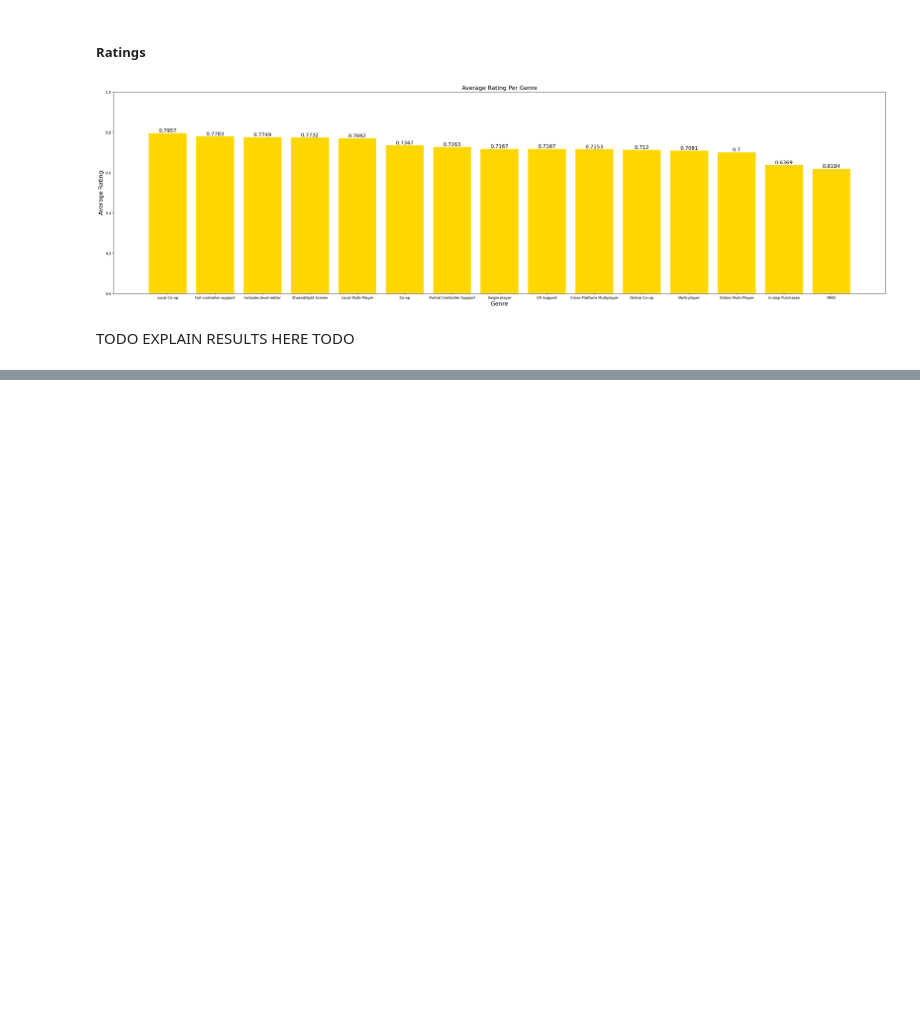
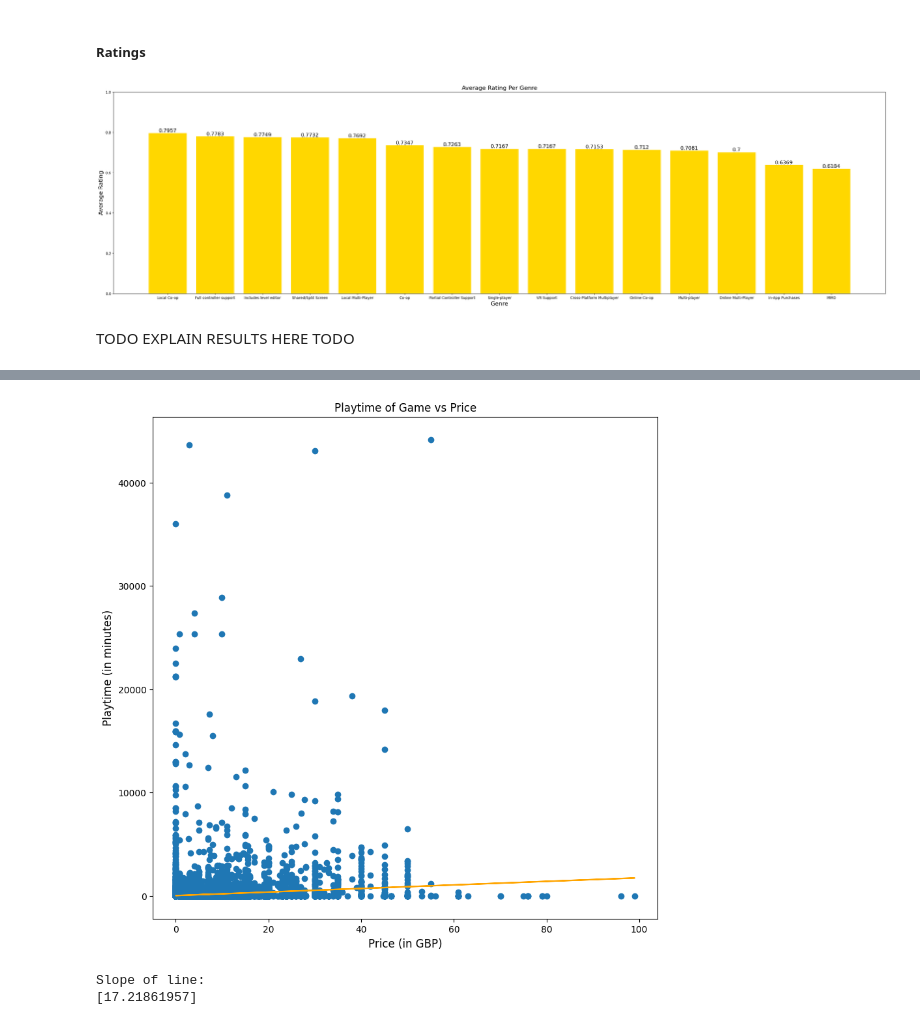
Before and after one commit to kevinrr888/kevinrr888.github.io, a Jupyter notebook: game_popularity.ipynb, the cells around one changed output, grey strips where cells are left out. Cells and saved outputs as stored; diff of their text form; code cells hidden in the pictures; blank space fills up the shorter version.

```diff
--- a/game_popularity.ipynb
+++ b/game_popularity.ipynb
@@ -722,0 +767,28 @@ TODO EXPLAIN RESULTS HERE TODO
+# %%
+# There are a few games with an average playtime of over 50,000 minutes. These are extreme outliers
+# and may even be errors.
+filtered_df = games_df.drop(games_df[games_df["average_playtime"] > 50_000].index)
+# Drop those with a price > 100 as there are only a few games with that price and it makes our graph unreadable
+filtered_df = filtered_df.drop(filtered_df[filtered_df["price"] > 100].index)
+# Set up graph
+plt.figure(figsize=(10,10))
+plt.xlabel("Price (in GBP)", fontsize=12)
+plt.ylabel("Playtime (in minutes)", fontsize=12)
+plt.title("Playtime of Game vs Price", fontsize=12)
+# Scatter plot of playtime vs price
+plt.scatter(filtered_df['price'], filtered_df['average_playtime'])
+# Now we fit a linear regression line to the graph
+linreg = LinearRegression()
+# The training values we use are the entire set of prices and playtimes
+x_train = np.array(filtered_df["price"]).reshape(-1, 1)
+y_train = np.array(filtered_df["average_playtime"])
+lin_model = linreg.fit(x_train, y_train)
+# Predict y (average_playtime) from x (price)
+plt.plot(filtered_df["price"], lin_model.predict(x_train), color='orange')
+plt.show()
+print("Slope of line:")
+print(linreg.coef_)
+# %% [output]
+[figure, added]
+Slope of line:
+[17.21861957]
```
Also changed, not shown: parts of 8 cells of this notebook, 1 other file.
